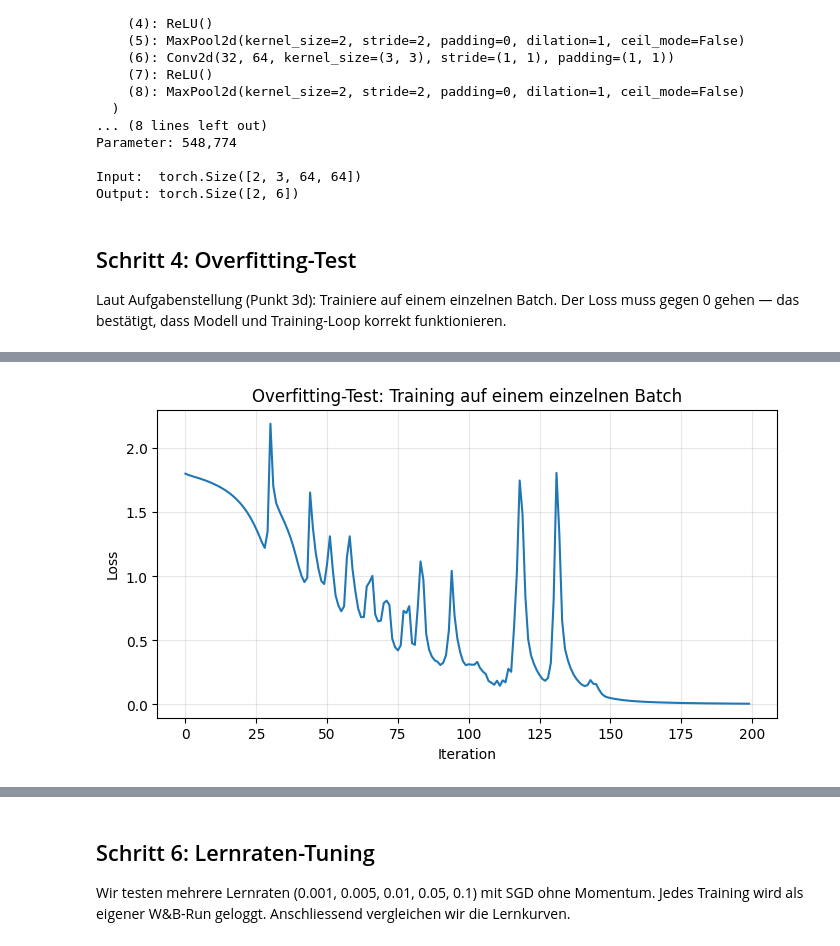
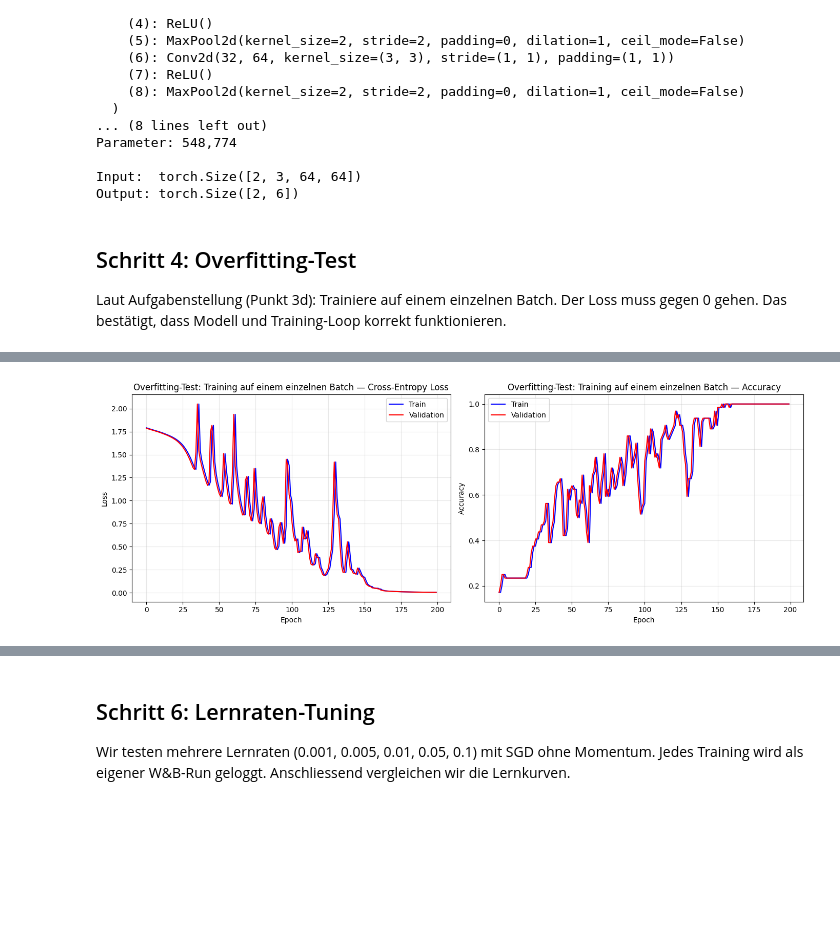
Before and after one commit to mannaluca02/del, a Jupyter notebook: src/00_first_model.ipynb, the cells around one changed output, grey strips where cells are left out. Saved outputs shown, nothing was run; the diff lists cells and outputs as text; code cells hidden in the pictures; blank space fills up the shorter version.

```diff
--- a/src/00_first_model.ipynb
+++ b/src/00_first_model.ipynb
@@ -228,17 +351,20 @@ CenterCrop (64x64) für Validation/Test: Deterministisch den mittleren Ausschnit
 # Train: RandomResizedCrop + HorizontalFlip als Data Augmentation
 transform_train = transforms.Compose(
     [
-        transforms.RandomResizedCrop(64, scale=(0.4, 1.0)),
+        transforms.RandomResizedCrop(
+            64, scale=(0.4, 1.0)
+        ),  # TODO Fragen ob bei Etappe bereits erlaubt ist.
         transforms.RandomHorizontalFlip(),
         transforms.ToTensor(),  # PIL -> Tensor [0,1], HWC -> CHW
         transforms.Normalize(mean=channel_mean.tolist(), std=channel_std.tolist()),
     ]
 )
 
+
 # Validation/Test: CenterCrop für deterministische Evaluation
 transform_eval = transforms.Compose(
     [
-        transforms.CenterCrop(64),  # Mittlerer 64x64 Ausschnitt
+        transforms.Resize((64, 64)),  # Beide Dimensionen auf 64x64 erzwingen
         transforms.ToTensor(),
         transforms.Normalize(mean=channel_mean.tolist(), std=channel_std.tolist()),
     ]
@@ -403,6 +524,7 @@ def train_model(
 ):
     """Kompletter Trainingsloop mit optionalem W&B-Logging. Gibt History-Dict zurück."""
     history = {"train_loss": [], "train_acc": [], "val_loss": [], "val_acc": []}
+    start_time = time.time()
 
     for epoch in range(epochs):
         train_loss, train_acc = train_epoch(
@@ -430,11 +552,17 @@ def train_model(
             f"Epoch {epoch:3d} | Train Loss: {train_loss:.4f}  Acc: {train_acc:.4f} | Val Loss: {val_loss:.4f}  Acc: {val_acc:.4f}"
         )
 
+    elapsed = time.time() - start_time
+    minutes, seconds = divmod(elapsed, 60)
+    print(
+        f"\nTraining abgeschlossen in {int(minutes)}m {seconds:.1f}s ({epochs} Epochen, {elapsed/epochs:.2f}s/Epoche)"
+    )
+
     return history
 
 
 def plot_training(history, title="Lernkurven"):
-    """Plottet Loss und Accuracy (Train vs Val)."""
+    """Plottet Loss und Accuracy (Train vs Val). Gibt die Figure zurück."""
     epochs = range(len(history["train_loss"]))
 
     fig, (ax1, ax2) = plt.subplots(1, 2, figsize=(14, 5))
@@ -457,3 +585,4 @@ def plot_training(history, title="Lernkurven"):
 
     plt.tight_layout()
     plt.show()
+    return fig
@@ -534,45 +1069,42 @@ Output: torch.Size([2, 6])
 # %% [markdown]
 ## Schritt 4: Overfitting-Test
 
-Laut Aufgabenstellung (Punkt 3d): Trainiere auf einem einzelnen Batch. Der Loss muss gegen 0 gehen — das bestätigt, dass Modell und Training-Loop korrekt funktionieren.
+Laut Aufgabenstellung (Punkt 3d): Trainiere auf einem einzelnen Batch. Der Loss muss gegen 0 gehen. Das bestätigt, dass Modell und Training-Loop korrekt funktionieren.
 # %%
 # Overfitting-Test: ein einzelner Batch, 200 Iterationen mit höherer LR
+# Verwendet train_model() und evaluate(), um gleichzeitig den Training-Loop zu validieren.
+
 overfit_model = BaseCNN(NUM_CLASSES).to(device)
 overfit_optimizer = optim.SGD(overfit_model.parameters(), lr=0.05)
-overfit_criterion = nn.CrossEntropyLoss()
 
-# Einen Batch extrahieren
+# Einen Batch extrahieren und als DataLoader wrappen
 single_batch_X, single_batch_Y = next(iter(train_loader))
-single_batch_X = single_batch_X.to(device)
-single_batch_Y = single_batch_Y.to(device)
+single_batch_dataset = TensorDataset(single_batch_X, single_batch_Y)
+single_batch_loader = DataLoader(single_batch_dataset, batch_size=len(single_batch_X))
 
-overfit_losses = []
-overfit_model.train()
+# 200 Epochs = 200 Iterationen (Loader enthält nur 1 Batch)
+history_overfit = train_model(
+    overfit_model,
+    single_batch_loader,
+    single_batch_loader,  # Val = gleicher Batch (Overfitting-Test)
+    criterion,
+    overfit_optimizer,
+    device,
+    epochs=200,
+    log_wandb=False,
+)
 
-for i in range(200):
-    pred = overfit_model(single_batch_X)
-    loss = overfit_criterion(pred, single_batch_Y)
+plot_training(
+    history_overfit, title="Overfitting-Test: Training auf einem einzelnen Batch"
+)
 
-    overfit_optimizer.zero_grad()
-    loss.backward()
-    overfit_optimizer.step()
-
-    overfit_losses.append(loss.item())
-    if i % 40 == 0 or i == 199:
-        acc = (pred.argmax(dim=1) == single_batch_Y).float().mean().item()
-        print(f"Iter {i:3d} | Loss: {loss.item():.4f} | Acc: {acc:.4f}")
-
-plt.figure(figsize=(8, 4))
-plt.plot(overfit_losses)
-plt.xlabel("Iteration")
-plt.ylabel("Loss")
-plt.title("Overfitting-Test: Training auf einem einzelnen Batch")
-plt.grid(True, alpha=0.3)
-plt.show()
-
-print(f"\nFinal Loss: {overfit_losses[-1]:.6f}")
-if overfit_losses[-1] < 0.1:
-    print("BESTANDEN — Modell kann einen Batch overfitten.")
+final_loss = history_overfit["train_loss"][-1]
+final_acc = history_overfit["train_acc"][-1]
+print(f"\nFinal Loss: {final_loss:.6f} | Final Acc: {final_acc:.4f}")
+if final_loss < 0.01 and final_acc > 0.99:
+    print(
+        "BESTANDEN — Modell kann einen Batch overfitten. Training-Loop funktioniert korrekt."
+    )
 else:
     print("NICHT BESTANDEN — Loss konvergiert nicht gegen 0.")
 # %% [output]
@@ -585 +1128 @@ Iter 199 | Loss: 0.0059 | Acc: 1.0000
-[figure, old version]
+[figure, new version]
```
Also changed, not shown: parts of 40 cells of this notebook, 2 other files.
